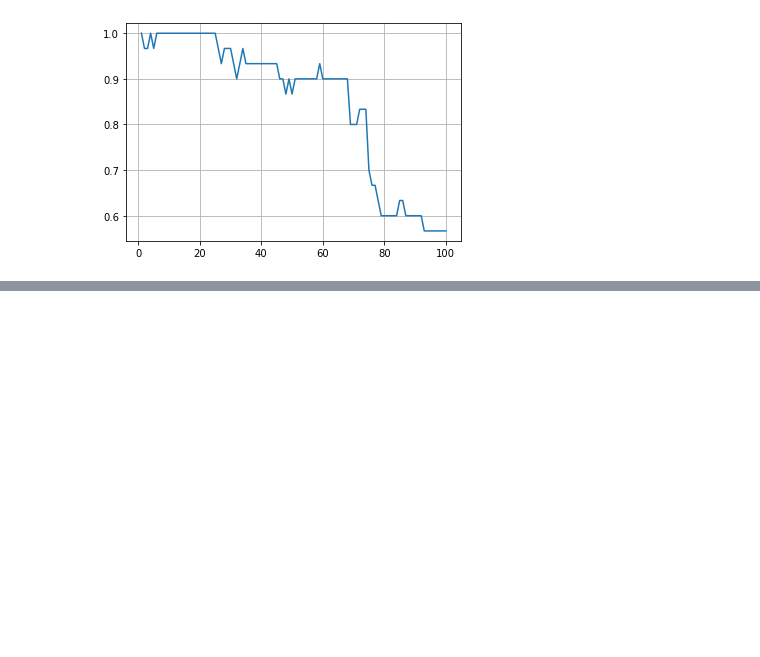
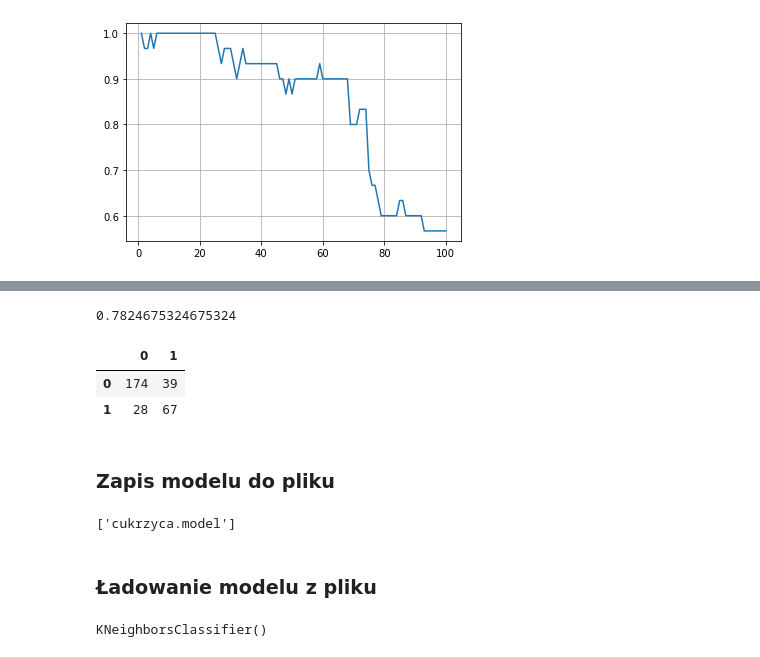
Before and after one commit to pad2012/Python2A, a Jupyter notebook: Dzien07/02-knn.ipynb, the cells around one changed output, grey strips where cells are left out. Cells and saved outputs as stored; diff of their text form; code cells hidden in the pictures; blank space fills up the shorter version.

```diff
--- a/Dzien07/02-knn.ipynb
+++ b/Dzien07/02-knn.ipynb
@@ -141,0 +153,20 @@ plt.grid();
+# %%
+X = df.iloc[:, :-1]
+y = df.outcome
+
+X_train, X_test, y_train, y_test = train_test_split(X, y, test_size=0.2, random_state=0)
+
+
+model = KNeighborsClassifier(5)
+model.fit(X_train, y_train)
+print(model.score(X_test, y_test))
+
+y_pred = model.predict(X_test)
+pd.DataFrame( confusion_matrix(y_test, y_pred) )
+# %% [output]
+0.7824675324675324
+|  | 0 | 1 |
+| 0 | 174 | 39 |
+| 1 | 28 | 67 |
+# %% [markdown]
+### Zapis modelu do pliku
@@ -141,0 +175,12 @@ plt.grid();
+# %%
+# zapisz modelu
+joblib.dump(model, "cukrzyca.model")
+# %% [output]
+['cukrzyca.model']
+# %% [markdown]
+### Ładowanie modelu z pliku
+# %%
+model1 = joblib.load("cukrzyca.model")
+model1
+# %% [output]
+KNeighborsClassifier()
```
Also changed, not shown: parts of 3 cells of this notebook, 2 other files.
